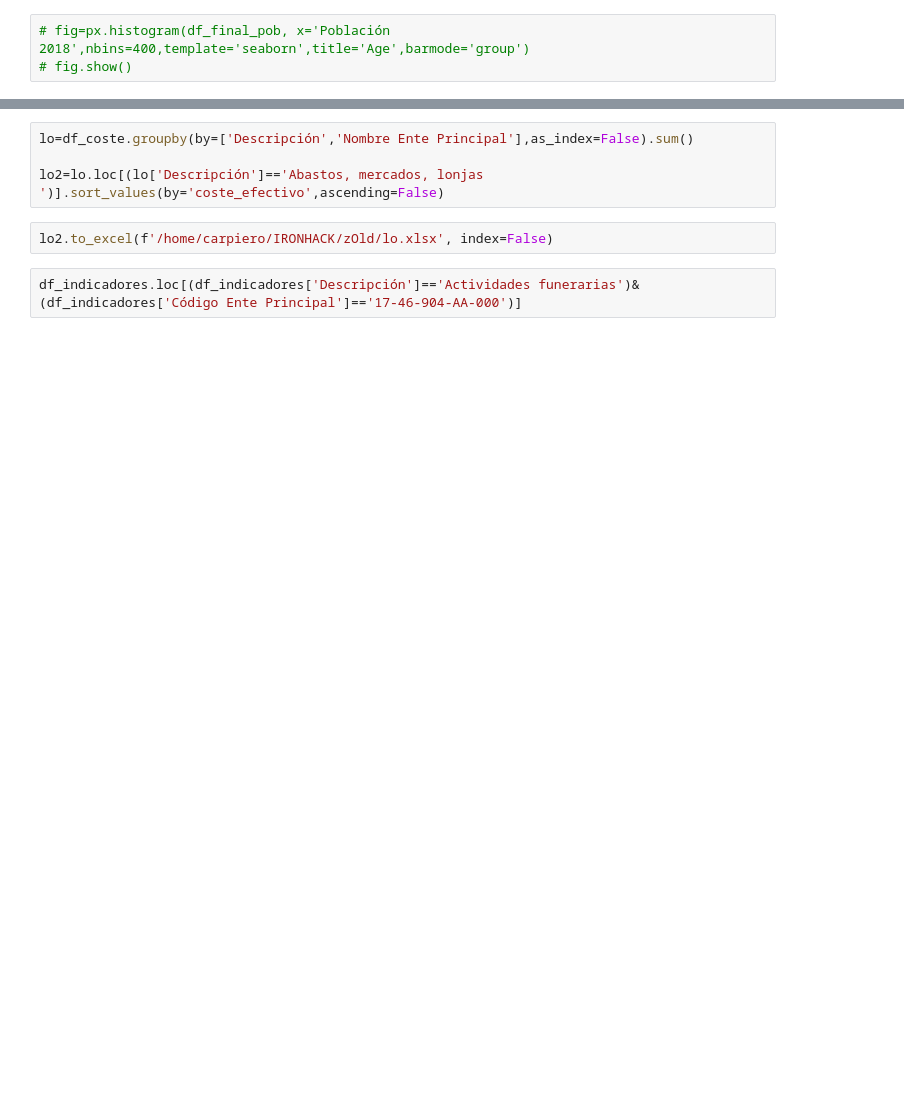
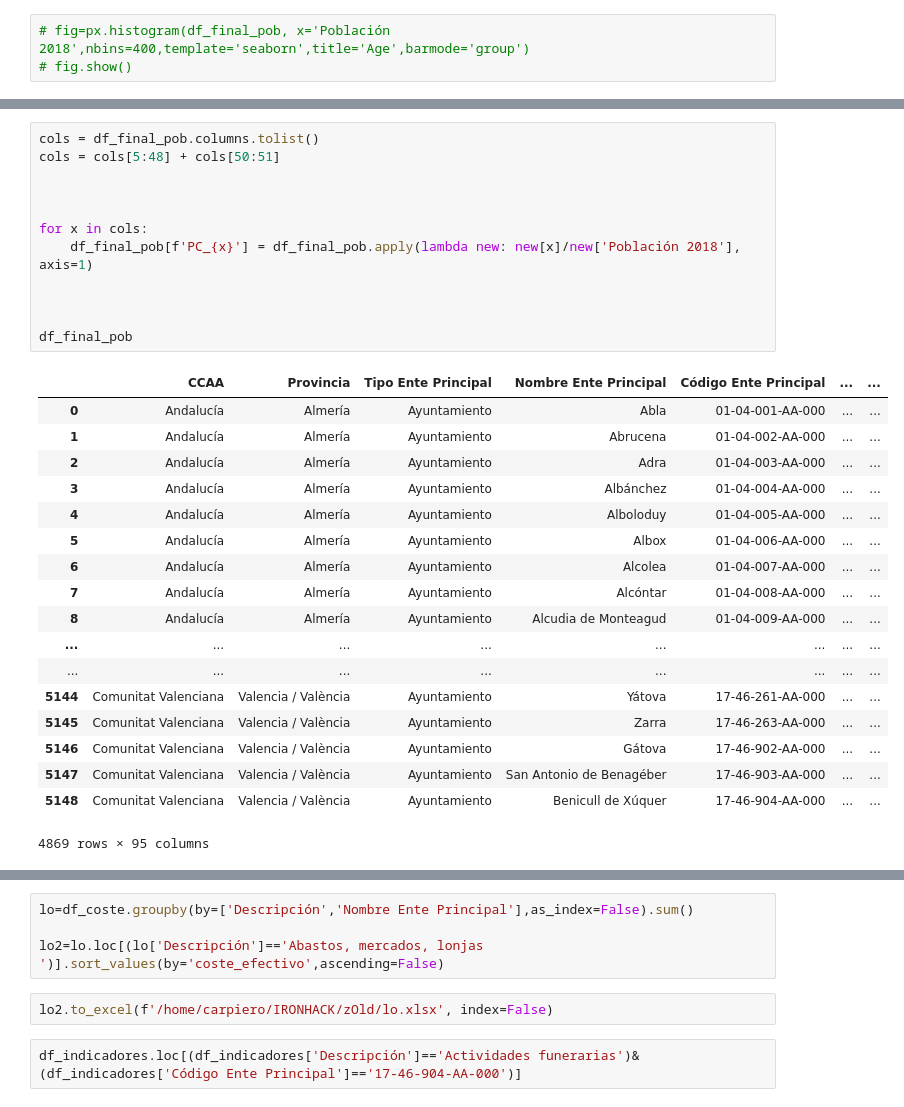
Before and after one commit to carpiero/Final_project, a Jupyter notebook: notebooks/Notebook_002.ipynb, the cells around one changed output, grey strips where cells are left out. Drawn from its saved outputs; the diff is of its cells as text; blank space fills up the shorter version.

```diff
--- a/notebooks/Notebook_002.ipynb
+++ b/notebooks/Notebook_002.ipynb
@@ -275,0 +367,31 @@ memory usage: 2.1+ MB
+# %%
+cols = df_final_pob.columns.tolist()
+cols = cols[5:48] + cols[50:51]
+
+
+
+for x in cols:
+    df_final_pob[f'PC_{x}'] = df_final_pob.apply(lambda new: new[x]/new['Población 2018'], axis=1)
+
+
+
+df_final_pob
+# %% [output]
+|  | CCAA | Provincia | Tipo Ente Principal | Nombre Ente Principal | Código Ente Principal | ... | ... |
+| 0 | Andalucía | Almería | Ayuntamiento | Abla | 01-04-001-AA-000 | ... | ... |
+| 1 | Andalucía | Almería | Ayuntamiento | Abrucena | 01-04-002-AA-000 | ... | ... |
+| 2 | Andalucía | Almería | Ayuntamiento | Adra | 01-04-003-AA-000 | ... | ... |
+| 3 | Andalucía | Almería | Ayuntamiento | Albánchez | 01-04-004-AA-000 | ... | ... |
+| 4 | Andalucía | Almería | Ayuntamiento | Alboloduy | 01-04-005-AA-000 | ... | ... |
+| 5 | Andalucía | Almería | Ayuntamiento | Albox | 01-04-006-AA-000 | ... | ... |
+| 6 | Andalucía | Almería | Ayuntamiento | Alcolea | 01-04-007-AA-000 | ... | ... |
+| 7 | Andalucía | Almería | Ayuntamiento | Alcóntar | 01-04-008-AA-000 | ... | ... |
+| 8 | Andalucía | Almería | Ayuntamiento | Alcudia de Monteagud | 01-04-009-AA-000 | ... | ... |
+| ... | ... | ... | ... | ... | ... | ... | ... |
+| ... | ... | ... | ... | ... | ... | ... | ... |
+| 5144 | Comunitat Valenciana | Valencia / València | Ayuntamiento | Yátova | 17-46-261-AA-000 | ... | ... |
+| 5145 | Comunitat Valenciana | Valencia / València | Ayuntamiento | Zarra | 17-46-263-AA-000 | ... | ... |
+| 5146 | Comunitat Valenciana | Valencia / València | Ayuntamiento | Gátova | 17-46-902-AA-000 | ... | ... |
+| 5147 | Comunitat Valenciana | Valencia / València | Ayuntamiento | San Antonio de Benagéber | 17-46-903-AA-000 | ... | ... |
+| 5148 | Comunitat Valenciana | Valencia / València | Ayuntamiento | Benicull de Xúquer | 17-46-904-AA-000 | ... | ... |
+4869 rows × 95 columns
```
Also changed, not shown: parts of 18 cells of this notebook, 2 other files.
